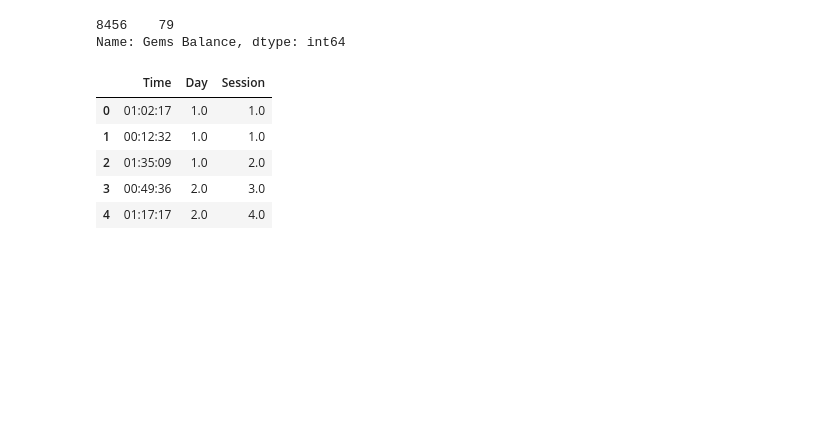
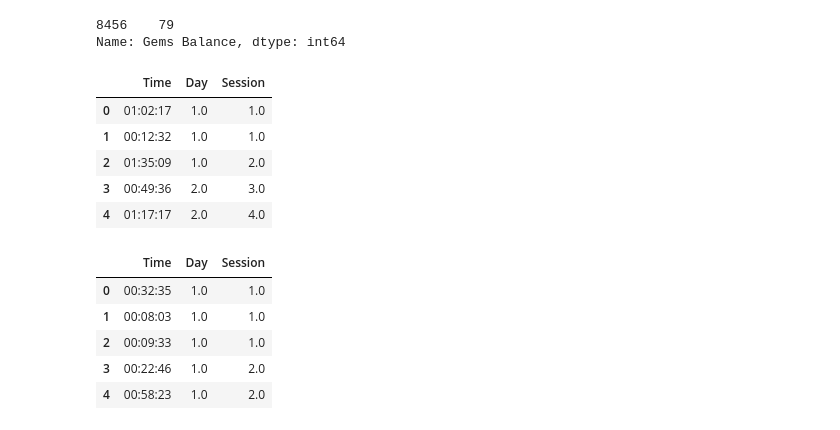
Before and after one commit to ArthurIryshkov/AIrepos, a Jupyter notebook: diploma.ipynb, the cells around one changed output. Cells and saved outputs as stored; diff of their text form; code cells hidden in the pictures; blank space fills up the shorter version.

```diff
--- a/diploma.ipynb
+++ b/diploma.ipynb
@@ -81,6 +134,18 @@ vid.head()
 | 2 | 01:35:09 | 1.0 | 2.0 |
 | 3 | 00:49:36 | 2.0 | 3.0 |
 | 4 | 01:17:17 | 2.0 | 4.0 |
+# %%
+vid_whale = pd.read_excel('vid_whale.xlsx')
+vid_whale = vid_whale.iloc[:, 2:]
+vid_whale.head()
+# выборка длины сессий платящего игрока
+# %% [output]
+|  | Time | Day | Session |
+| 0 | 00:32:35 | 1.0 | 1.0 |
+| 1 | 00:08:03 | 1.0 | 1.0 |
+| 2 | 00:09:33 | 1.0 | 1.0 |
+| 3 | 00:22:46 | 1.0 | 2.0 |
+| 4 | 00:58:23 | 1.0 | 2.0 |
 # %%
 vid['Time'] = pd.to_datetime(vid['Time'], format='%H:%M:%S')
 vid['Time'] = vid['Time'] - vid['Time'].dt.normalize()
```
Also changed, not shown: parts of 18 cells of this notebook.
